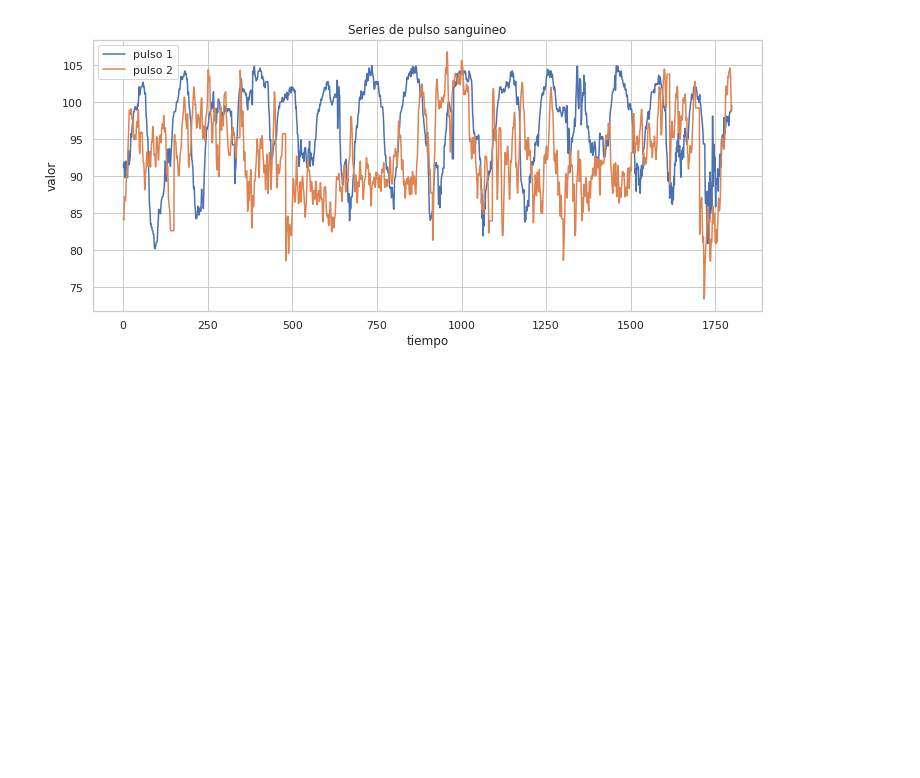
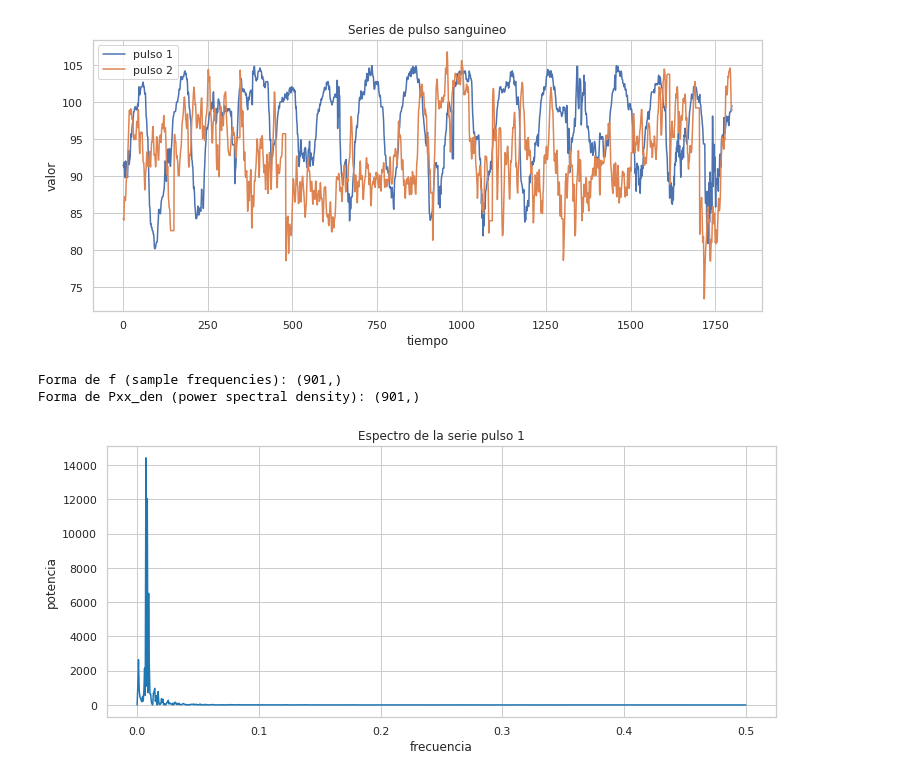
Before and after one commit to camilocarvajalreyes/tareas-MDS7204, a Jupyter notebook: unidad_1/tarea_2/periodograma.ipynb, the cells around one changed output. Drawn from its saved outputs; the diff is of its cells as text; code cells hidden in the pictures; blank space fills up the shorter version.

Commit message:
update tarea 2 plot spectrum

```diff
--- a/unidad_1/tarea_2/periodograma.ipynb
+++ b/unidad_1/tarea_2/periodograma.ipynb
@@ -21,3 +21,15 @@ plot_series(hr2,'Pulso sanguineo 2')
 plot_series([hr1,hr2],['pulso 1','pulso 2'],title='Series de pulso sanguineo')
 # %% [output]
 [figure]
+# %%
+f1, Pxx_den1 = periodogram(hr1)
+
+print('Forma de f (sample frequencies): {}'.format(f1.shape))
+print('Forma de Pxx_den (power spectral density): {}'.format(Pxx_den1.shape))
+# %% [output]
+Forma de f (sample frequencies): (901,)
+Forma de Pxx_den (power spectral density): (901,)
+# %%
+plot_spectrum(f1,Pxx_den1,'pulso 1',log=False)
+# %% [output]
+[figure, added]
```
Also changed, not shown: parts of 3 cells of this notebook, 1 other file.
